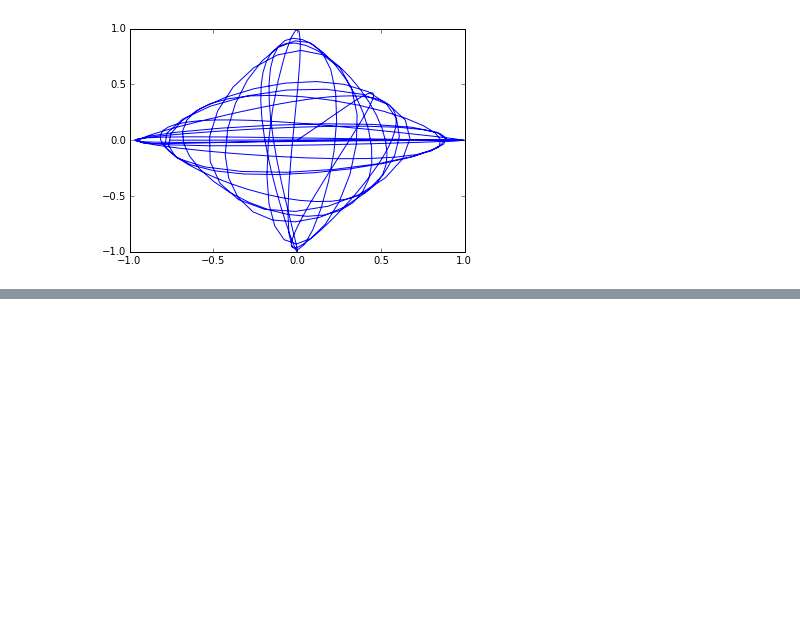
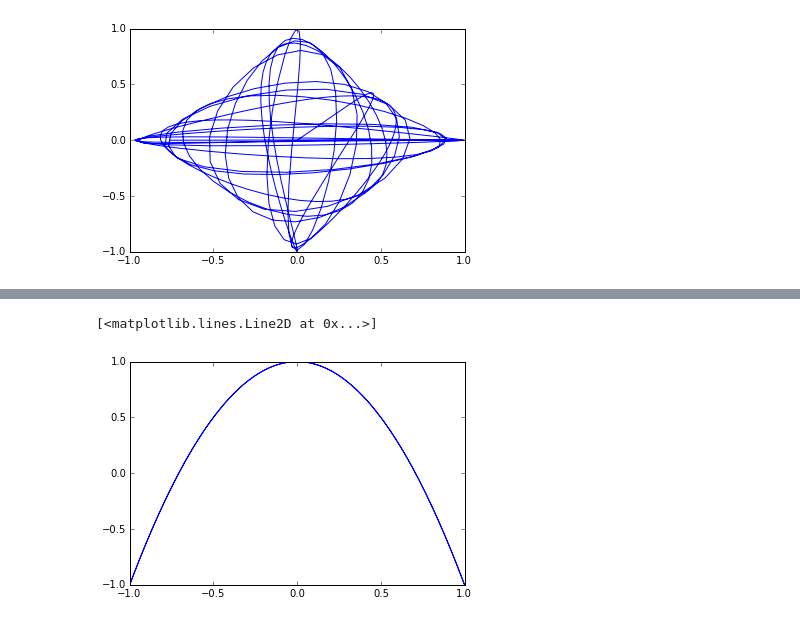
Before and after one commit to daleroblin/python_jupyter_scratch, a Jupyter notebook: simple_plots.ipynb, the cells around one changed output, grey strips where cells are left out. Cells and saved outputs as stored; diff of their text form; code cells hidden in the pictures; blank space fills up the shorter version.

```diff
--- a/simple_plots.ipynb
+++ b/simple_plots.ipynb
@@ -63,0 +77,5 @@ plt.plot(np.cos(x)*np.sin(x**2),((np.sin(x))**2)*np.cos(x**2))
+# %%
+plt.plot(np.cos(t+np.pi/4),np.sin(2*t))
+# %% [output]
+[<matplotlib.lines.Line2D at 0x...>]
+[figure, added]
```
Also changed, not shown: parts of 6 cells of this notebook.
